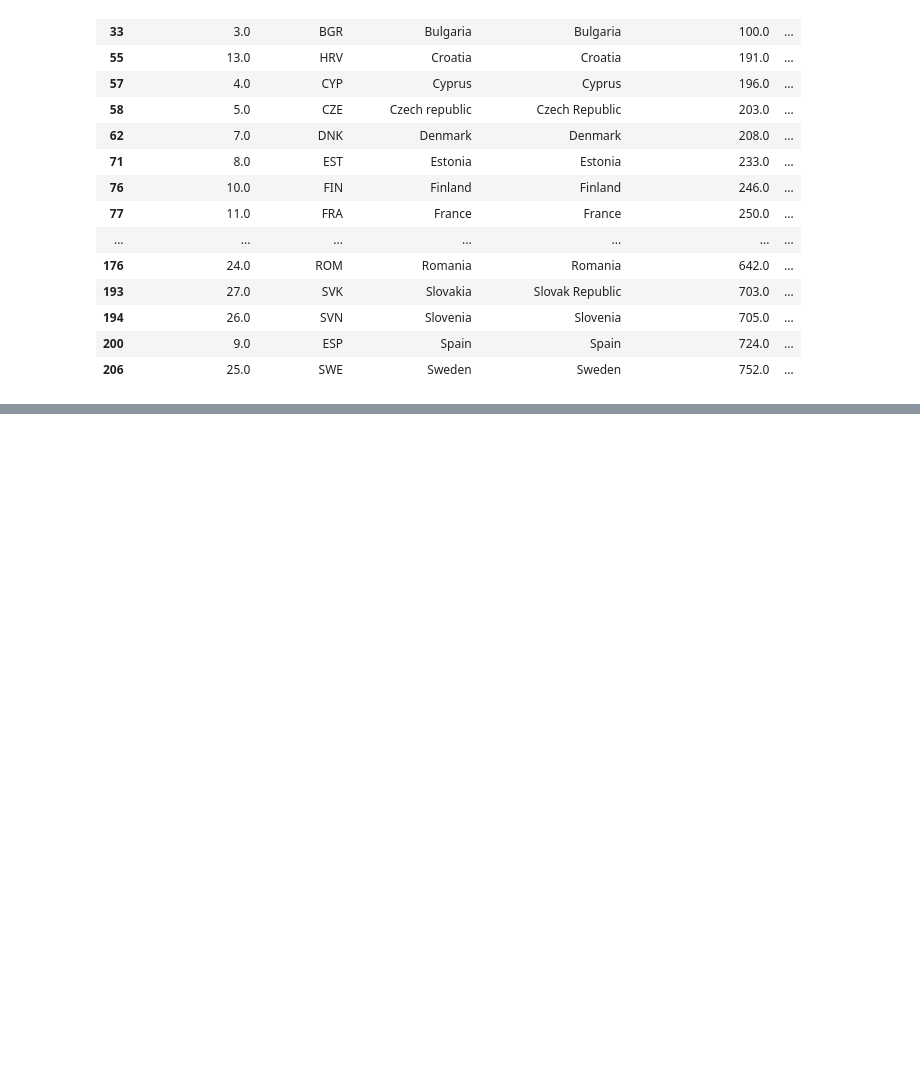
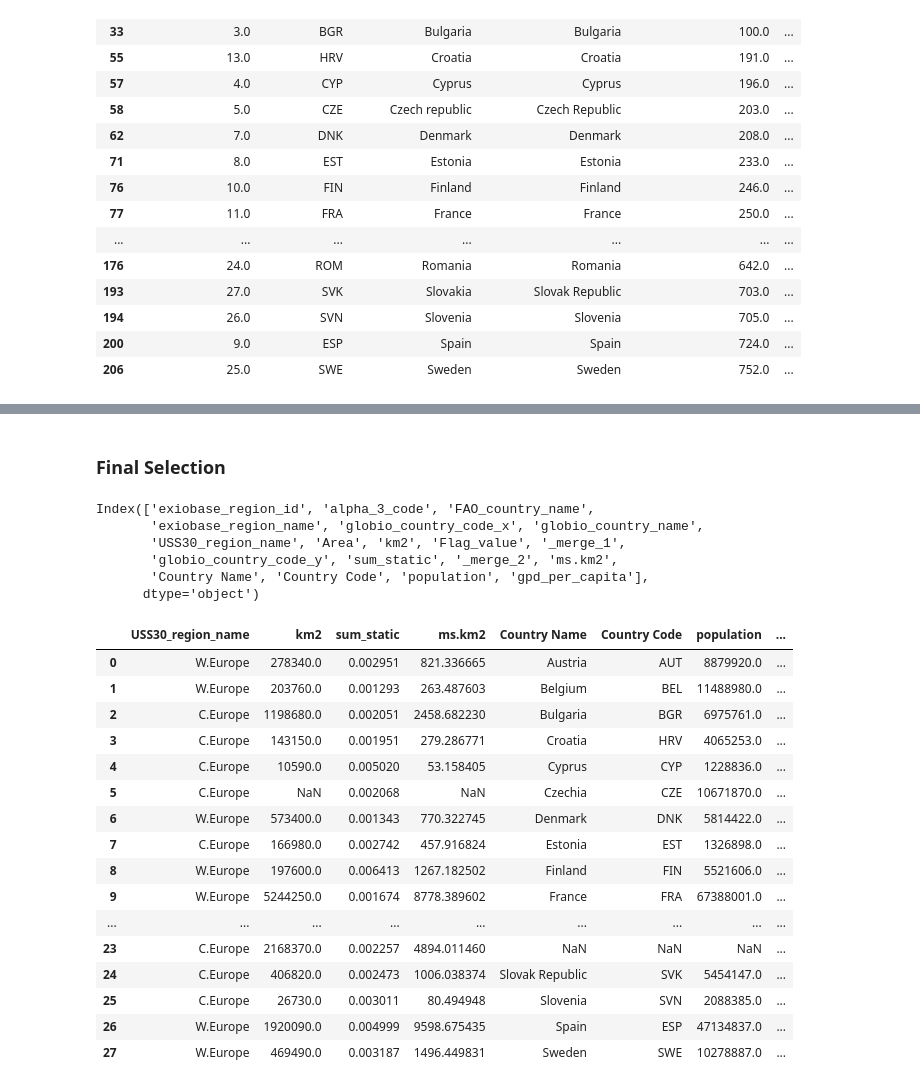
Before and after one commit to AlexandreGazagnes/Global-Biodiversity-Score, a Jupyter notebook: notebooks/01-First-Explo.ipynb, the cells around one changed output, grey strips where cells are left out. Cells and saved outputs as stored; diff of their text form; code cells hidden in the pictures; blank space fills up the shorter version.

```diff
--- a/notebooks/01-First-Explo.ipynb
+++ b/notebooks/01-First-Explo.ipynb
@@ -670,0 +924,3 @@ merge2.loc[merge2.loc[:, "_merge_2"] == "both", :]
+# %%
+gpd.rename(columns={"2019": "gpd_per_capita"}, inplace=True)
+gpd
@@ -670,0 +943,5 @@ merge2.loc[merge2.loc[:, "_merge_2"] == "both", :]
+# %%
+pop_gpd = pd.merge(
+    left=pop, right=gpd, on=["Country Name", "Country Code"], how="outer"
+)
+pop_gpd
@@ -670,0 +976,9 @@ merge2.loc[merge2.loc[:, "_merge_2"] == "both", :]
+# %%
+final_gpd_pop = pd.merge(
+    left=final,
+    right=pop_gpd,
+    left_on="alpha_3_code",
+    right_on="Country Code",
+    how="left",
+)
+final_gpd_pop
@@ -670,0 +1003,54 @@ merge2.loc[merge2.loc[:, "_merge_2"] == "both", :]
+# %% [markdown]
+### Final Selection
+# %%
+final_gpd_pop.columns
+# %% [output]
+Index(['exiobase_region_id', 'alpha_3_code', 'FAO_country_name',
+       'exiobase_region_name', 'globio_country_code_x', 'globio_country_name',
+       'USS30_region_name', 'Area', 'km2', 'Flag_value', '_merge_1',
+       'globio_country_code_y', 'sum_static', '_merge_2', 'ms.km2',
+       'Country Name', 'Country Code', 'population', 'gpd_per_capita'],
+      dtype='object')
+# %%
+cols = [
+    # "exiobase_region_id",
+    # "alpha_3_code",
+    # "FAO_country_name",
+    # "exiobase_region_name",
+    # "globio_country_code_x",
+    # "globio_country_name",
+    "USS30_region_name",
+    # "Area",
+    "km2",
+    # "Flag_value",
+    # "_merge_1",
+    # "globio_country_code_y",
+    "sum_static",
+    # "_merge_2",
+    "ms.km2",
+    "Country Name",
+    "Country Code",
+    "population",
+    "gpd_per_capita",
+]
+# %%
+final_gpd_pop = final_gpd_pop.loc[:, cols]
+final_gpd_pop
+# %% [output]
+|  | USS30_region_name | km2 | sum_static | ms.km2 | Country Name | Country Code | population | ... |
+| 0 | W.Europe | 278340.0 | 0.002951 | 821.336665 | Austria | AUT | 8879920.0 | ... |
+| 1 | W.Europe | 203760.0 | 0.001293 | 263.487603 | Belgium | BEL | 11488980.0 | ... |
+| 2 | C.Europe | 1198680.0 | 0.002051 | 2458.682230 | Bulgaria | BGR | 6975761.0 | ... |
+| 3 | C.Europe | 143150.0 | 0.001951 | 279.286771 | Croatia | HRV | 4065253.0 | ... |
+| 4 | C.Europe | 10590.0 | 0.005020 | 53.158405 | Cyprus | CYP | 1228836.0 | ... |
+| 5 | C.Europe | NaN | 0.002068 | NaN | Czechia | CZE | 10671870.0 | ... |
+| 6 | W.Europe | 573400.0 | 0.001343 | 770.322745 | Denmark | DNK | 5814422.0 | ... |
+| 7 | C.Europe | 166980.0 | 0.002742 | 457.916824 | Estonia | EST | 1326898.0 | ... |
+| 8 | W.Europe | 197600.0 | 0.006413 | 1267.182502 | Finland | FIN | 5521606.0 | ... |
+| 9 | W.Europe | 5244250.0 | 0.001674 | 8778.389602 | France | FRA | 67388001.0 | ... |
+| ... | ... | ... | ... | ... | ... | ... | ... | ... |
+| 23 | C.Europe | 2168370.0 | 0.002257 | 4894.011460 | NaN | NaN | NaN | ... |
+| 24 | C.Europe | 406820.0 | 0.002473 | 1006.038374 | Slovak Republic | SVK | 5454147.0 | ... |
+| 25 | C.Europe | 26730.0 | 0.003011 | 80.494948 | Slovenia | SVN | 2088385.0 | ... |
+| 26 | W.Europe | 1920090.0 | 0.004999 | 9598.675435 | Spain | ESP | 47134837.0 | ... |
+| 27 | W.Europe | 469490.0 | 0.003187 | 1496.449831 | Sweden | SWE | 10278887.0 | ... |
```
Also changed, not shown: parts of 39 cells of this notebook.
